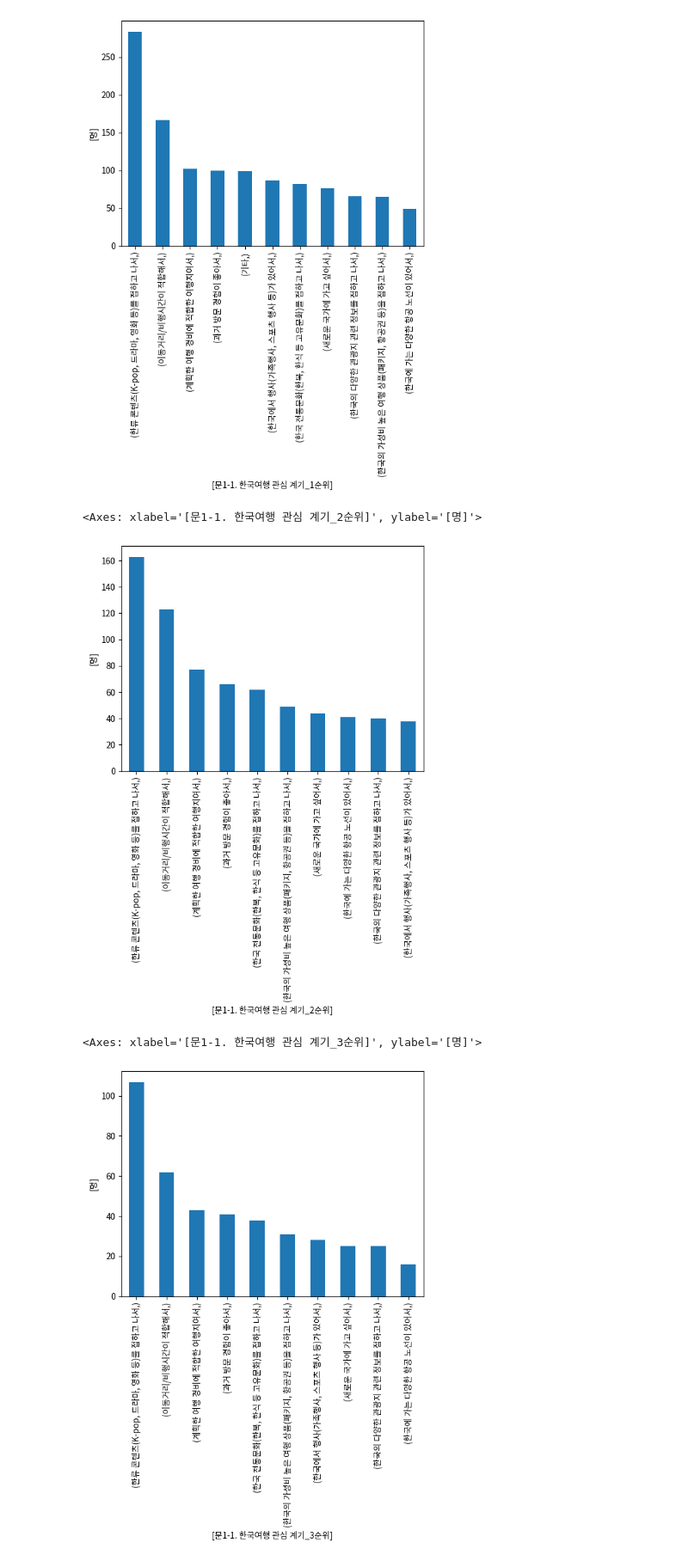
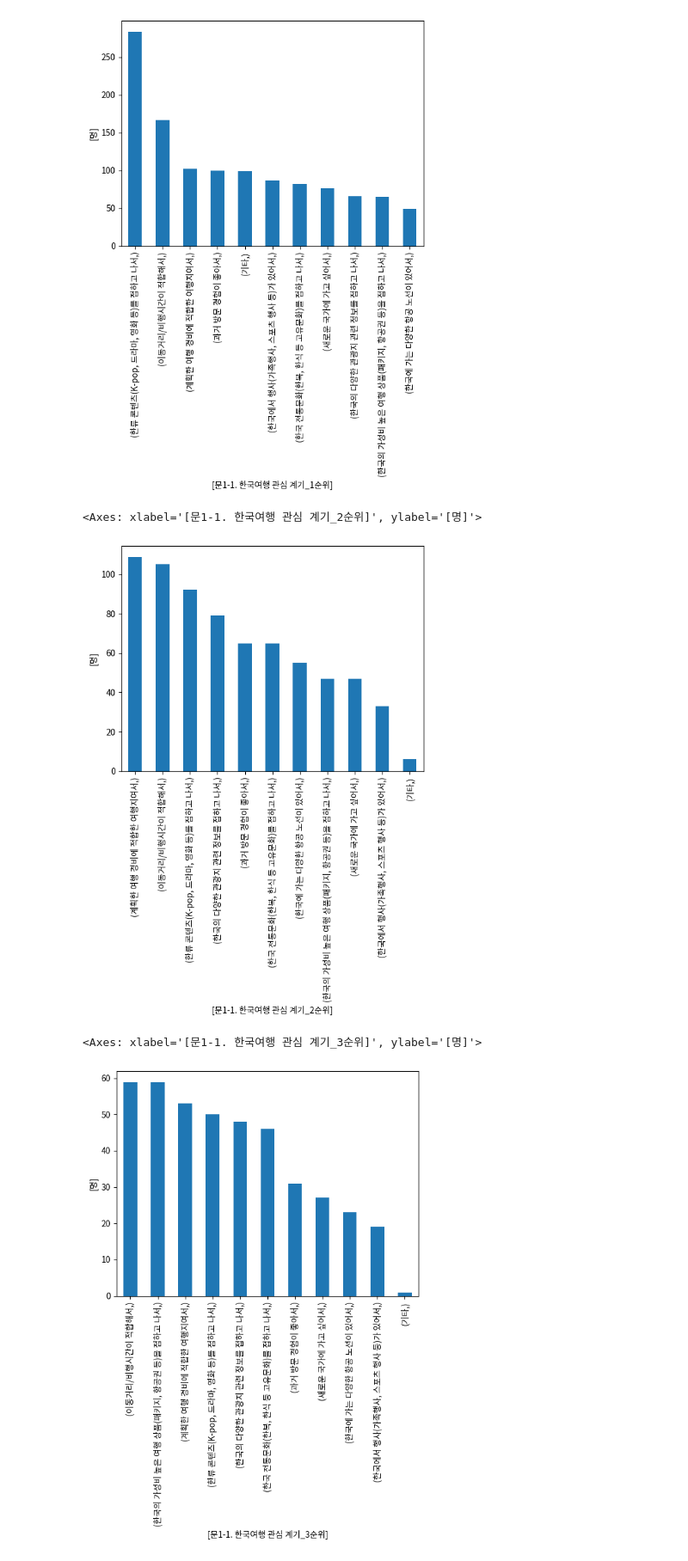
Before and after one commit to kKn00077/techit-travel-data-analysis, a Jupyter notebook: china.ipynb, the cells around one changed output. Shown: that part at 86% size. Saved outputs shown, nothing was run; the diff lists cells and outputs as text; code cells hidden in the pictures.

```diff
--- a/china.ipynb
+++ b/china.ipynb
@@ -210,20 +210,20 @@ info_df.loc[info_df['Q1_1a1'] != -1, ['Q1_1a1']].value_counts().plot.bar(
 [figure]
 # %%
 # 관심 계기 2순위 시각화
-info_df.loc[info_df['Q1_1a2'] != -1, ['Q1_1a1']].value_counts().plot.bar(
+info_df.loc[info_df['Q1_1a2'] != -1, ['Q1_1a2']].value_counts().plot.bar(
     ylabel=['명'],
     xlabel=columns_value_df.loc[columns_value_df['변수명'] == 'Q1_1a2', '항목명'].head(1).values
 )
 # %% [output]
 <Axes: xlabel='[문1-1. 한국여행 관심 계기_2순위]', ylabel='[명]'>
-[figure, old version]
+[figure, new version]
 # %%
 # 관심 계기 3순위 시각화
-info_df.loc[info_df['Q1_1a3'] != -1, ['Q1_1a1']].value_counts().plot.bar(
+info_df.loc[info_df['Q1_1a3'] != -1, ['Q1_1a3']].value_counts().plot.bar(
     ylabel=['명'],
     xlabel=columns_value_df.loc[columns_value_df['변수명'] == 'Q1_1a3', '항목명'].head(1).values
 )
 # %% [output]
 <Axes: xlabel='[문1-1. 한국여행 관심 계기_3순위]', ylabel='[명]'>
-[figure, old version]
+[figure, new version]
 # %% [markdown]
```
Also changed, not shown: parts of 1 cell of this notebook.
